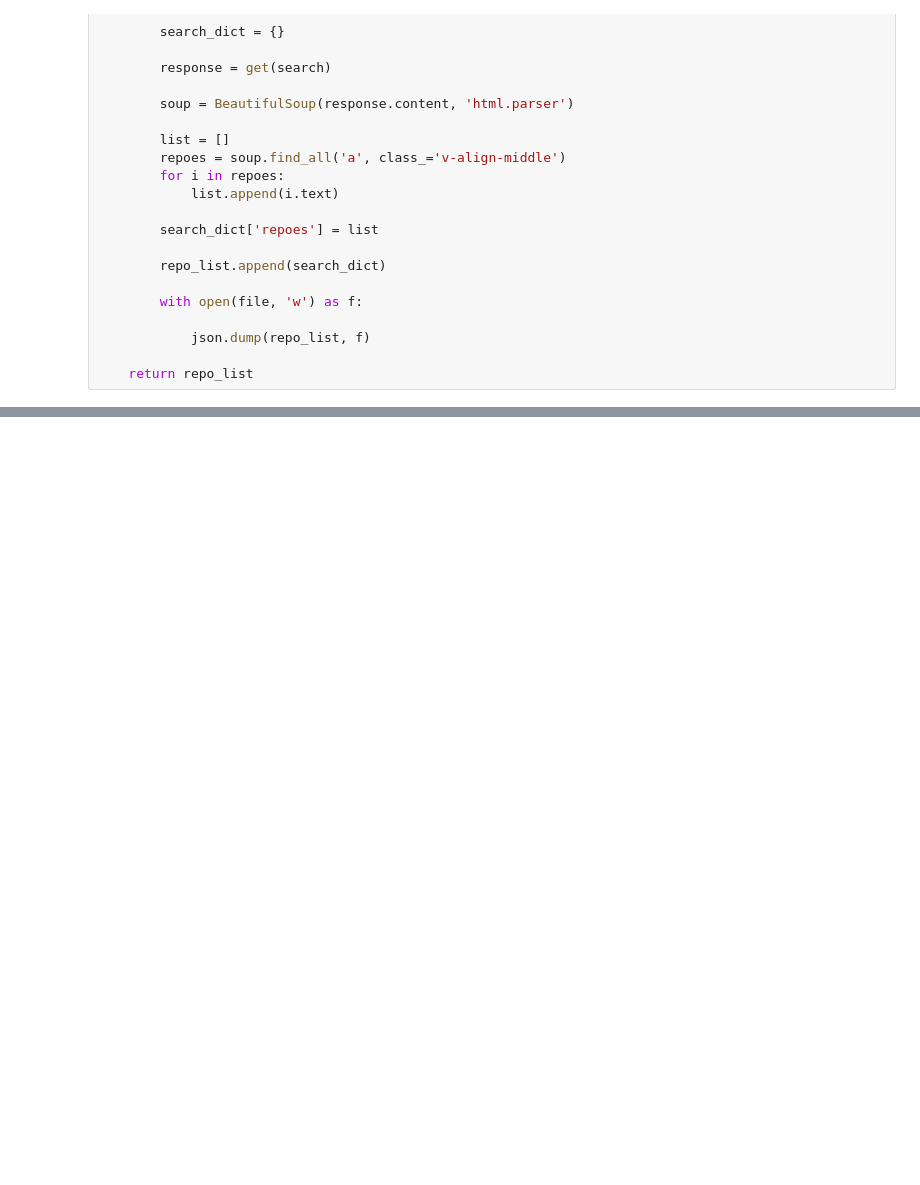
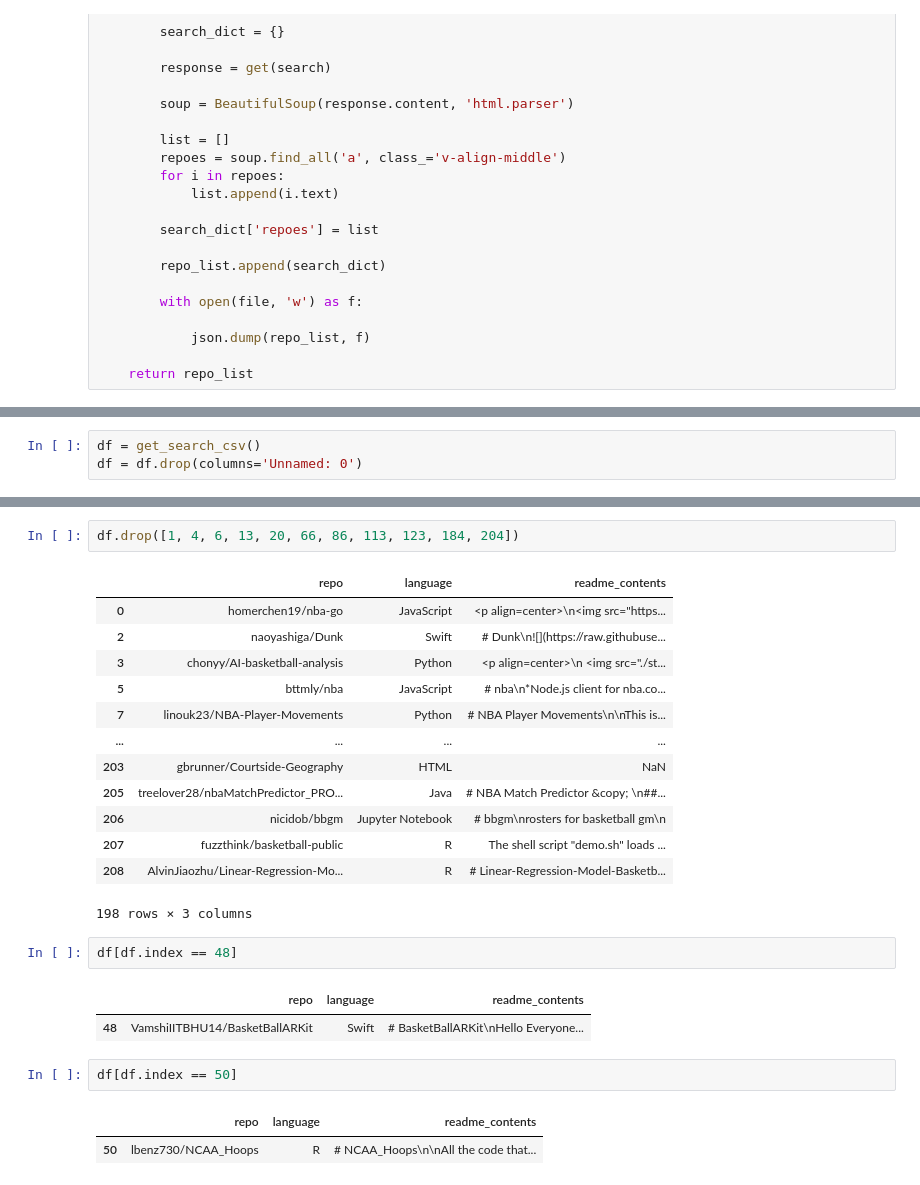
Before and after one commit to double-vincent/nlp_project, a Jupyter notebook: acquire.ipynb, the cells around one changed output, grey strips where cells are left out. Cells and saved outputs as stored; diff of their text form; blank space fills up the shorter version.

Commit message:
added updated acquire, prepare and wrangle notebooks and module

```diff
--- a/acquire.ipynb
+++ b/acquire.ipynb
@@ -437,0 +521,3 @@ df
+# %%
+df = get_search_csv()
+df = df.drop(columns='Unnamed: 0')
@@ -437,0 +540,26 @@ df
+# %%
+df.drop([1, 4, 6, 13, 20, 66, 86, 113, 123, 184, 204])
+# %% [output]
+|  | repo | language | readme_contents |
+| 0 | homerchen19/nba-go | JavaScript | <p align=center>\n<img src="https... |
+| 2 | naoyashiga/Dunk | Swift | # Dunk\n![](https://raw.githubuse... |
+| 3 | chonyy/AI-basketball-analysis | Python | <p align=center>\n <img src="./st... |
+| 5 | bttmly/nba | JavaScript | # nba\n*Node.js client for nba.co... |
+| 7 | linouk23/NBA-Player-Movements | Python | # NBA Player Movements\n\nThis is... |
+| ... | ... | ... | ... |
+| 203 | gbrunner/Courtside-Geography | HTML | NaN |
+| 205 | treelover28/nbaMatchPredictor_PRO... | Java | # NBA Match Predictor &copy; \n##... |
+| 206 | nicidob/bbgm | Jupyter Notebook | # bbgm\nrosters for basketball gm\n |
+| 207 | fuzzthink/basketball-public | R | The shell script "demo.sh" loads ... |
+| 208 | AlvinJiaozhu/Linear-Regression-Mo... | R | # Linear-Regression-Model-Basketb... |
+198 rows × 3 columns
+# %%
+df[df.index == 48]
+# %% [output]
+|  | repo | language | readme_contents |
+| 48 | VamshiIITBHU14/BasketBallARKit | Swift | # BasketBallARKit\nHello Everyone... |
+# %%
+df[df.index == 50]
+# %% [output]
+|  | repo | language | readme_contents |
+| 50 | lbenz730/NCAA_Hoops | R | # NCAA_Hoops\n\nAll the code that... |
```
Also changed, not shown: parts of 7 cells of this notebook, 5 other files.
